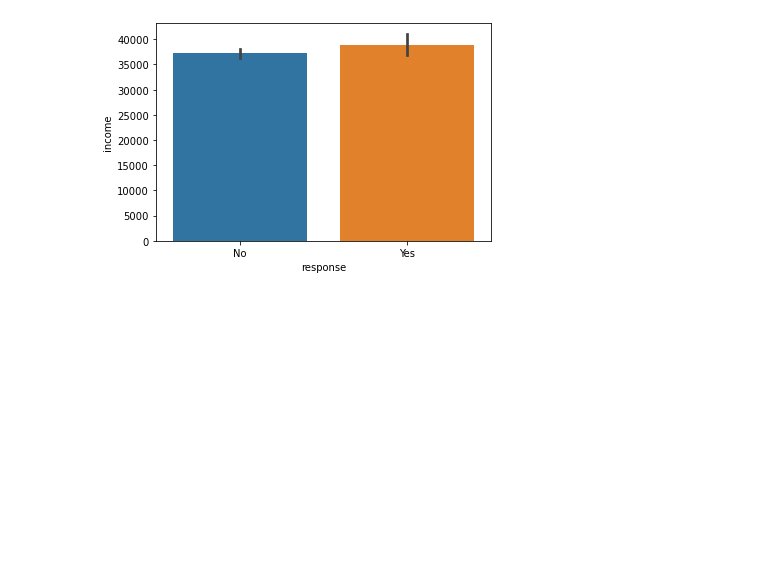
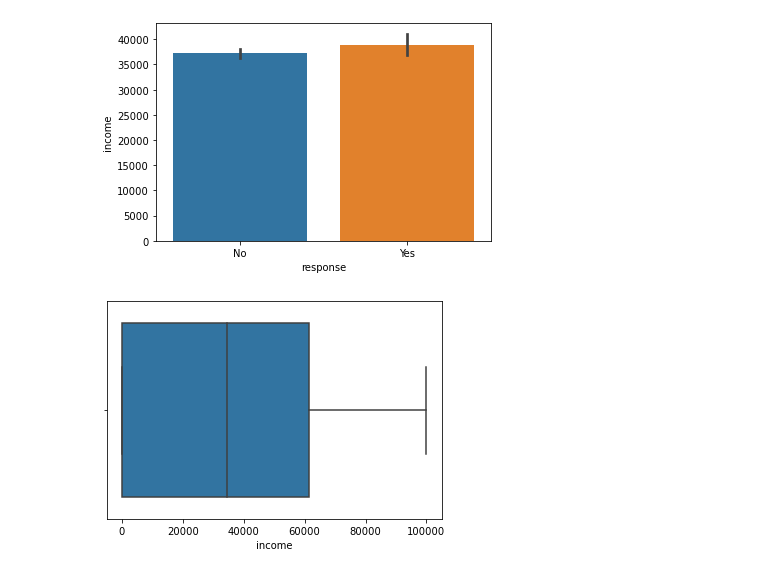
Before and after one commit to Jesus-Almansa/lab-customer-analysis-round-2, a Jupyter notebook: files_for_lab/csv_files/customer_analysis_round2.ipynb, the cells around one changed output. Saved outputs shown, nothing was run; the diff lists cells and outputs as text; code cells hidden in the pictures; blank space fills up the shorter version.

```diff
--- a/files_for_lab/csv_files/customer_analysis_round2.ipynb
+++ b/files_for_lab/csv_files/customer_analysis_round2.ipynb
@@ -112,3 +112,8 @@ sns.barplot(x="response", y="income", data=df)
 plt.show()
 # %% [output]
 [figure]
+# %%
+sns.boxplot(df["income"])
+plt.show()
+# %% [output]
+[figure, added]
```
Also changed, not shown: parts of 1 cell of this notebook.
